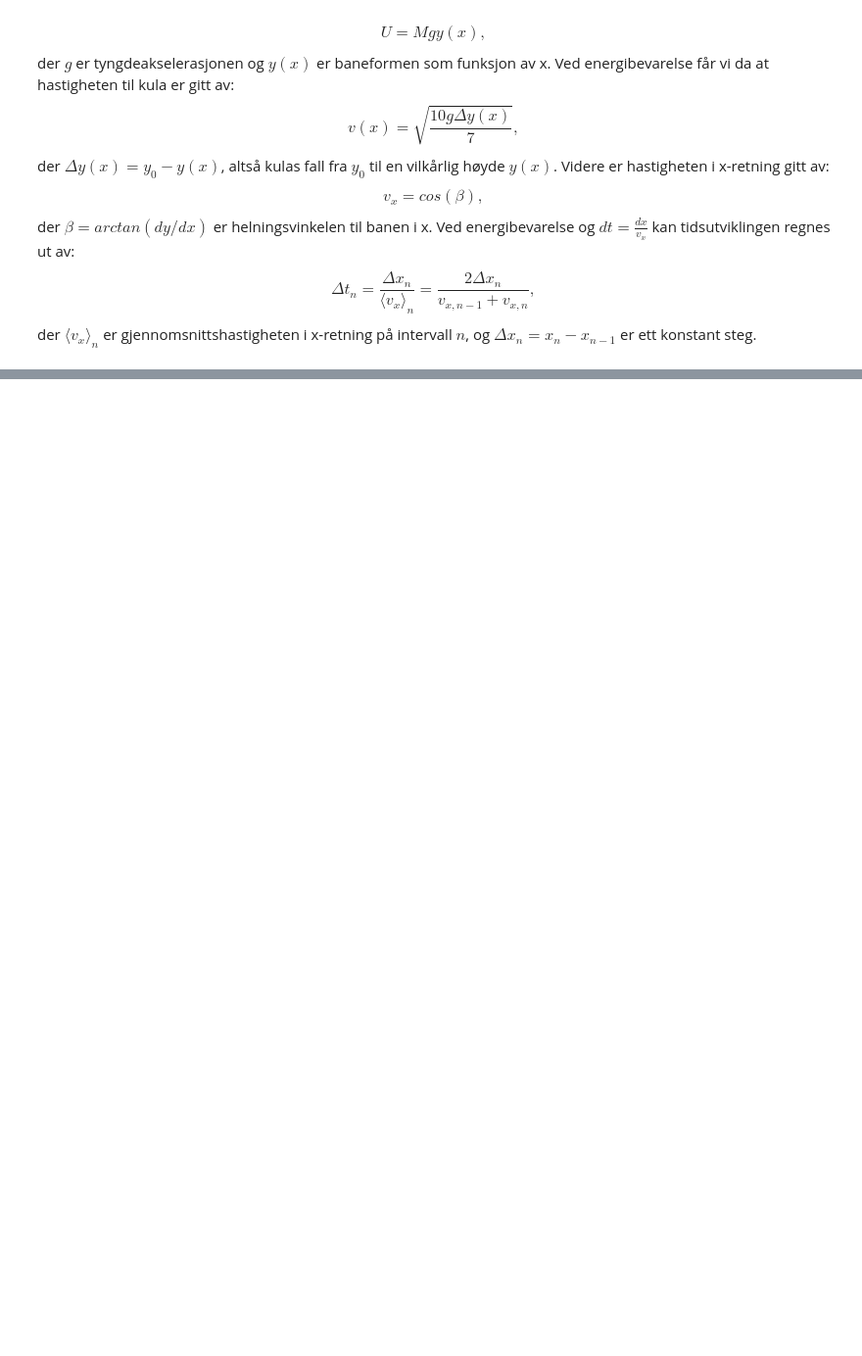
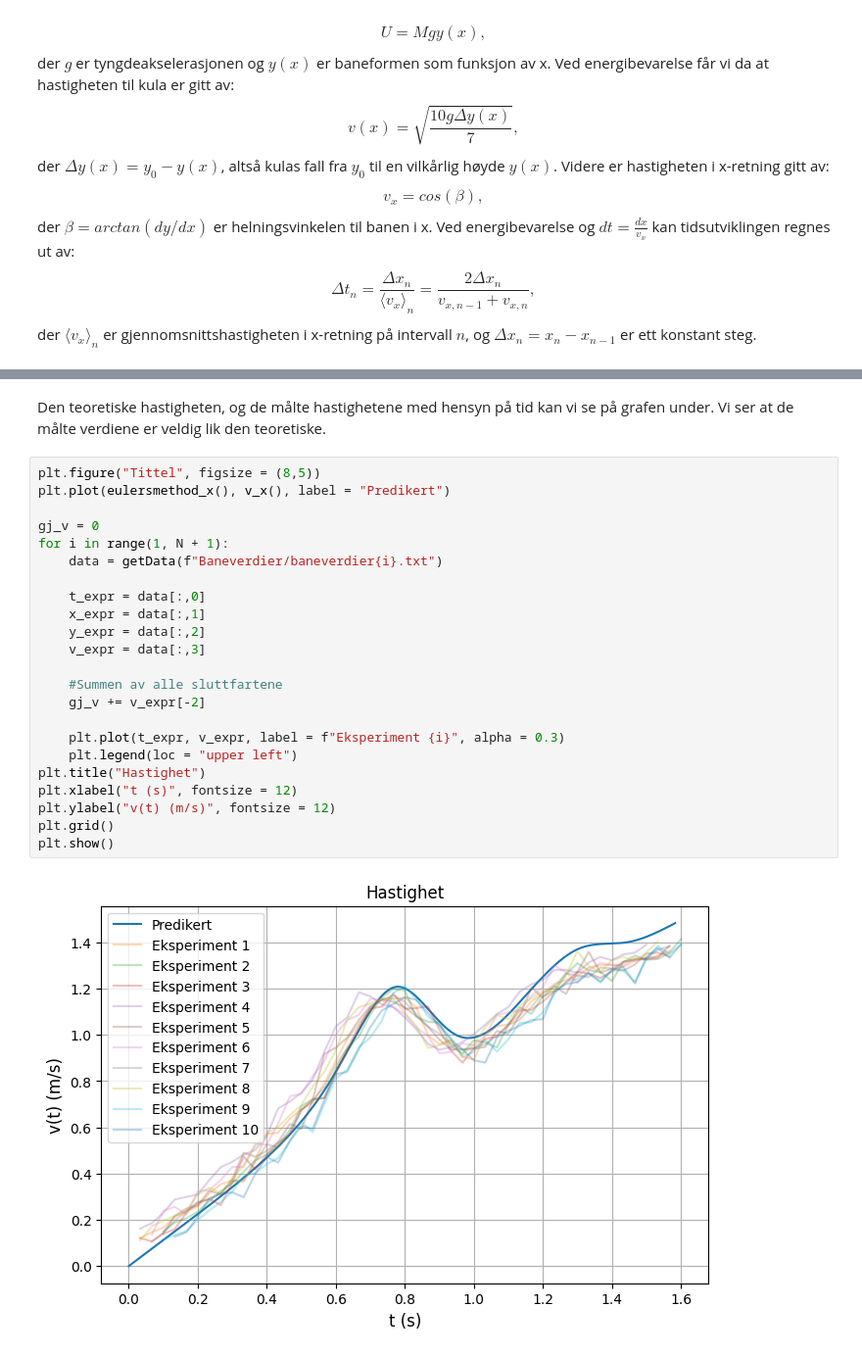
Before and after one commit to FriedSheep/TFY4115, a Jupyter notebook: Rapport/Rapport.ipynb, the cells around one changed output, grey strips where cells are left out. Shown at 98% size. Saved outputs shown, nothing was run; the diff lists cells and outputs as text; blank space fills up the shorter version.

```diff
--- a/Rapport/Rapport.ipynb
+++ b/Rapport/Rapport.ipynb
@@ -96,0 +161,27 @@ På figuren er krumningen $κ $
+# %% [markdown]
+Den teoretiske hastigheten, og de målte hastighetene med hensyn på tid kan vi se på grafen under. Vi ser at de målte verdiene er veldig lik den teoretiske.
+# %%
+plt.figure("Tittel", figsize = (8,5))
+plt.plot(eulersmethod_x(), v_x(), label = "Predikert")
+
+gj_v = 0
+for i in range(1, N + 1):
+    data = getData(f"Baneverdier/baneverdier{i}.txt")
+
+    t_expr = data[:,0]
+    x_expr = data[:,1]
+    y_expr = data[:,2]
+    v_expr = data[:,3]
+
+    #Summen av alle sluttfartene
+    gj_v += v_expr[-2]
+
+    plt.plot(t_expr, v_expr, label = f"Eksperiment {i}", alpha = 0.3)
+    plt.legend(loc = "upper left")
+plt.title("Hastighet")
+plt.xlabel("t (s)", fontsize = 12)
+plt.ylabel("v(t) (m/s)", fontsize = 12)
+plt.grid()
+plt.show()
+# %% [output]
+[figure, added]
```
Also changed, not shown: parts of 17 cells of this notebook, 5 other files.
